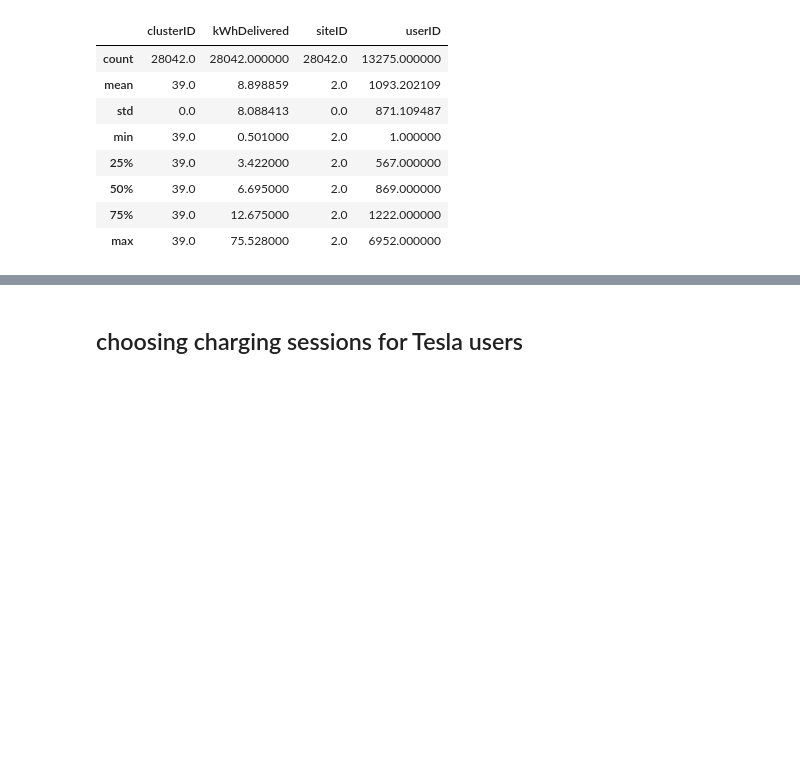
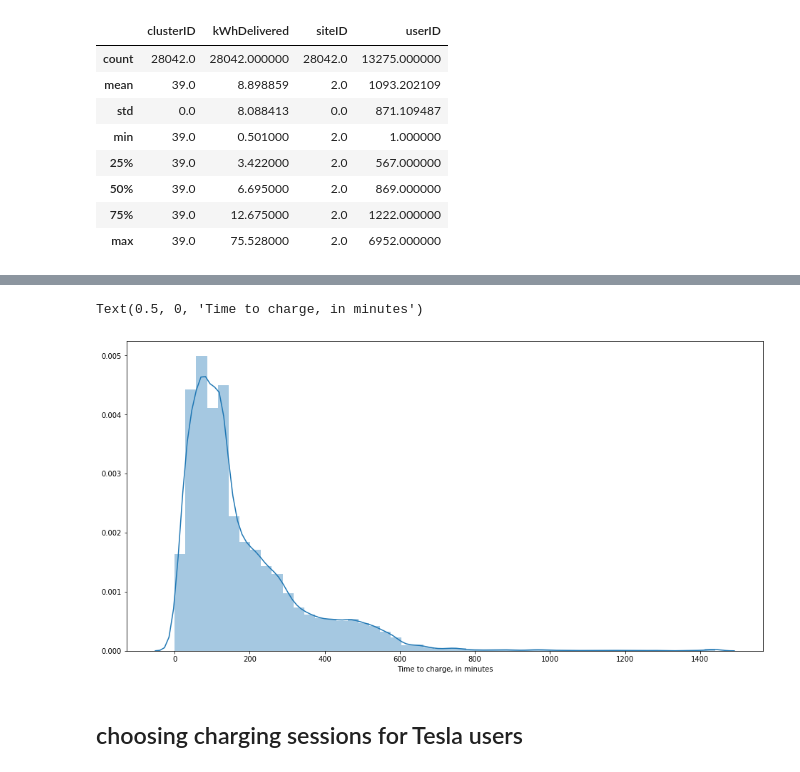
Before and after one commit to JuliaSokolova/electric-vehicle-charging, a Jupyter notebook: Charging kWh delivered - mean & confidence interval.ipynb, the cells around one changed output, grey strips where cells are left out. Cells and saved outputs as stored; diff of their text form; code cells hidden in the pictures; blank space fills up the shorter version.

```diff
--- a/Charging kWh delivered - mean & confidence interval.ipynb
+++ b/Charging kWh delivered - mean & confidence interval.ipynb
@@ -65,3 +60,17 @@ charging.describe()
+# %%
+time_to_charge = charging.DoneCharging - charging.ConnectionTime
+time = []
+for index, value in time_to_charge.items():
+    time.append(value.seconds)
+
+time = [x / 60 for x in time]
+# %%
+ax, fig = plt.subplots(figsize = (16,8))
+ax = sns.distplot(time)
+ax.set_xlabel('Time to charge, in minutes')
+# %% [output]
+Text(0.5, 0, 'Time to charge, in minutes')
+[figure, added]
 # %% [markdown]
 ## choosing charging sessions for Tesla users
 # %%
```
Also changed, not shown: parts of 3 cells of this notebook.
